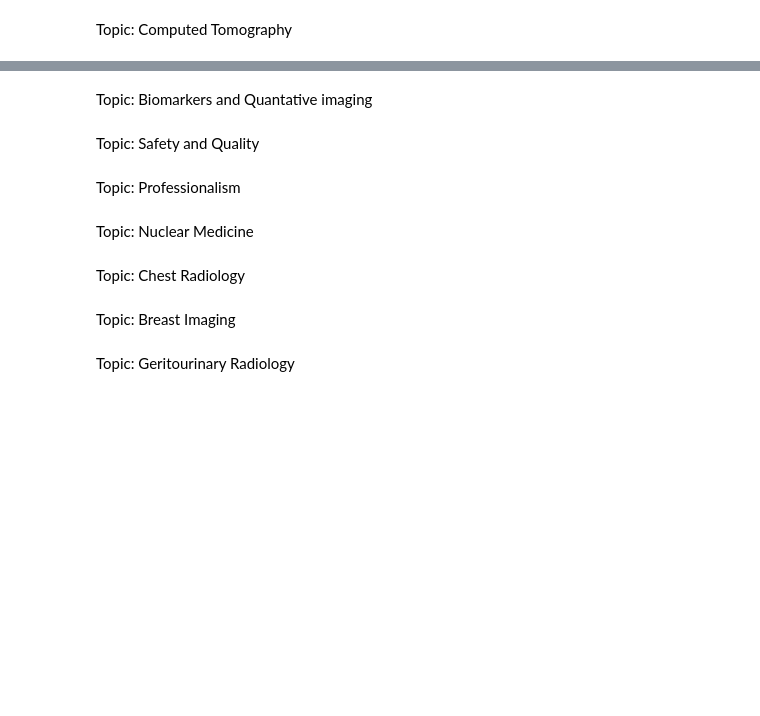
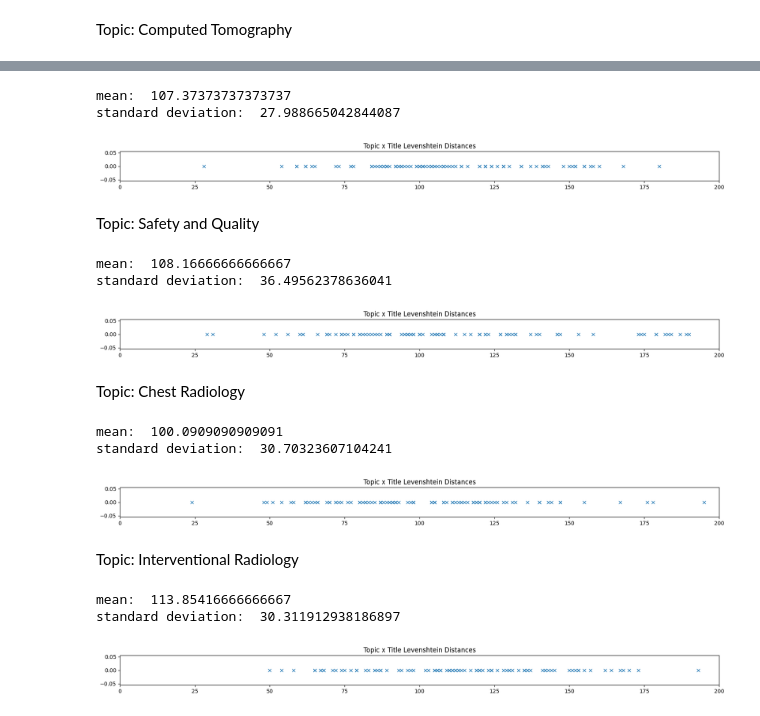
Before and after one commit to mmouru/nlp-text-categorization, a Jupyter notebook: step2.ipynb, the cells around one changed output, grey strips where cells are left out. Saved outputs shown, nothing was run; the diff lists cells and outputs as text; code cells hidden in the pictures; blank space fills up the shorter version.

```diff
--- a/step2.ipynb
+++ b/step2.ipynb
@@ -105,21 +138,24 @@ Topic: Emergency Radiology
 # %%
-topic = topics["er"] # fetch topic
+topic = topics["gu"] # fetch topic
 
-mk_sheet = pd.read_excel(db_name, sheet_name="er")
+mk_sheet = pd.read_excel(db_name, sheet_name="gu")
 titleLDs = []
 
 # title levenshtein distances
 for title in mk_sheet.title:
     titleLDs.append(levenshtein_distance(title.lower(), topic.lower()))
 
 # means and SDs
 print("mean: ", np.mean(titleLDs))
 print("standard deviation: ", np.std(titleLDs))
 
 # visualize in 1D graph
 fig, ax = mp.subplots(ncols=1, nrows=1, figsize=(20, 1))
 ax.set_title("Topic x Title Levenshtein Distances")
 ax.plot(titleLDs, np.zeros_like(titleLDs) + 0, 'x')
+mp.xlim([0, 200])
 mp.show()
+# %% [output]
+mean:  107.37373737373737
+standard deviation:  27.988665042844087
+[figure, added]
-# %% [markdown]
-Topic: Biomarkers and Quantative imaging
@@ -145,9 +162,9 @@ mp.show()
 # %% [markdown]
 Topic: Safety and Quality
 # %%
-topic = topics["sq"] # fetch topic
+topic = topics["us"] # fetch topic
 
-mk_sheet = pd.read_excel(db_name, sheet_name="sq")
+mk_sheet = pd.read_excel(db_name, sheet_name="us")
 titleLDs = []
 
 # title levenshtein distances
@@ -162,6 +179,9 @@ print("standard deviation: ", np.std(titleLDs))
 fig, ax = mp.subplots(ncols=1, nrows=1, figsize=(20, 1))
 ax.set_title("Topic x Title Levenshtein Distances")
 ax.plot(titleLDs, np.zeros_like(titleLDs) + 0, 'x')
+mp.xlim([0, 200])
 mp.show()
+# %% [output]
+mean:  108.16666666666667
+standard deviation:  36.49562378636041
+[figure, added]
-# %% [markdown]
-Topic: Professionalism
@@ -187,2 +187,0 @@ mp.show()
-# %% [markdown]
-Topic: Nuclear Medicine
@@ -225,13 +205,18 @@ print("standard deviation: ", np.std(titleLDs))
 fig, ax = mp.subplots(ncols=1, nrows=1, figsize=(20, 1))
 ax.set_title("Topic x Title Levenshtein Distances")
 ax.plot(titleLDs, np.zeros_like(titleLDs) + 0, 'x')
+mp.xlim([0, 200])
 mp.show()
+# %% [output]
+mean:  100.0909090909091
+standard deviation:  30.70323607104241
+[figure, added]
-# %% [markdown]
-Topic: Breast Imaging
+# %% [markdown]
+Topic: Interventional Radiology
 # %%
-topic = topics["br"] # fetch topic
+topic = topics["ir"] # fetch topic
 
-mk_sheet = pd.read_excel(db_name, sheet_name="br")
+mk_sheet = pd.read_excel(db_name, sheet_name="ir")
 titleLDs = []
 
 # title levenshtein distances
@@ -246,6 +231,9 @@ print("standard deviation: ", np.std(titleLDs))
 fig, ax = mp.subplots(ncols=1, nrows=1, figsize=(20, 1))
 ax.set_title("Topic x Title Levenshtein Distances")
 ax.plot(titleLDs, np.zeros_like(titleLDs) + 0, 'x')
+mp.xlim([0, 200])
 mp.show()
+# %% [output]
+mean:  113.85416666666667
+standard deviation:  30.311912938186897
+[figure, added]
-# %% [markdown]
-Topic: Geritourinary Radiology
```
Also changed, not shown: parts of 11 cells of this notebook, 3 other files.
